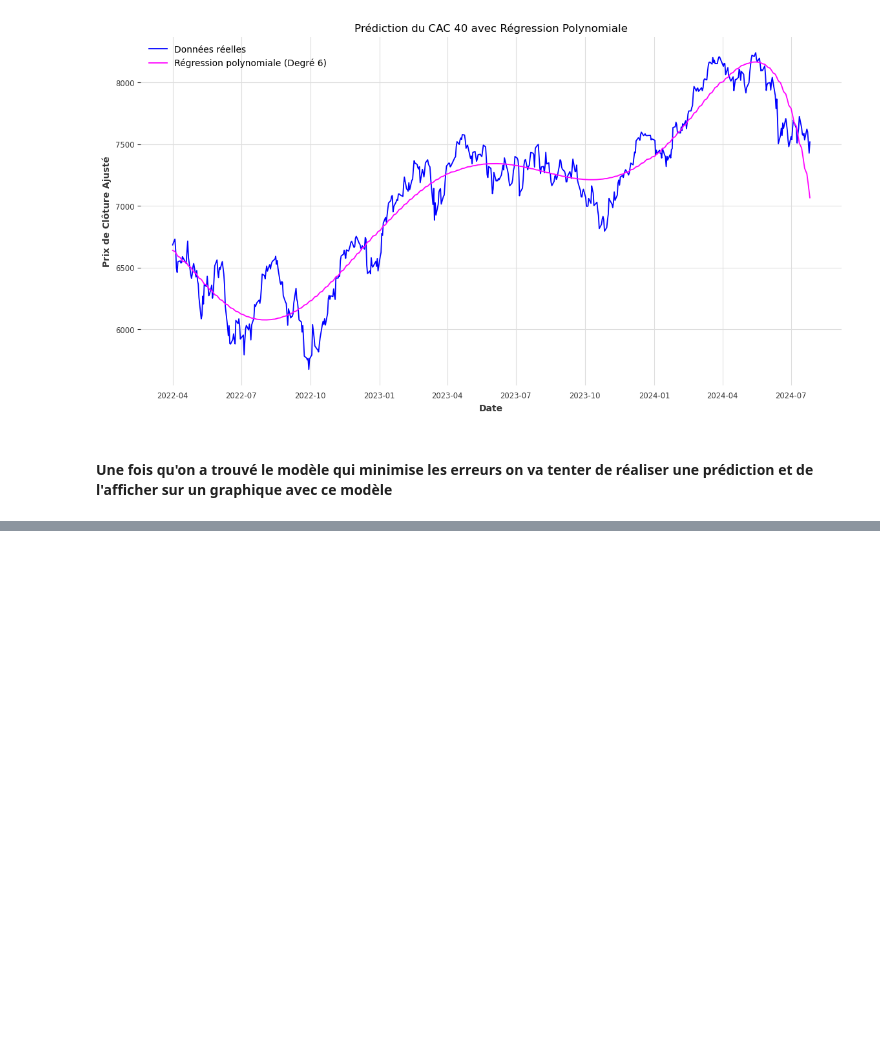
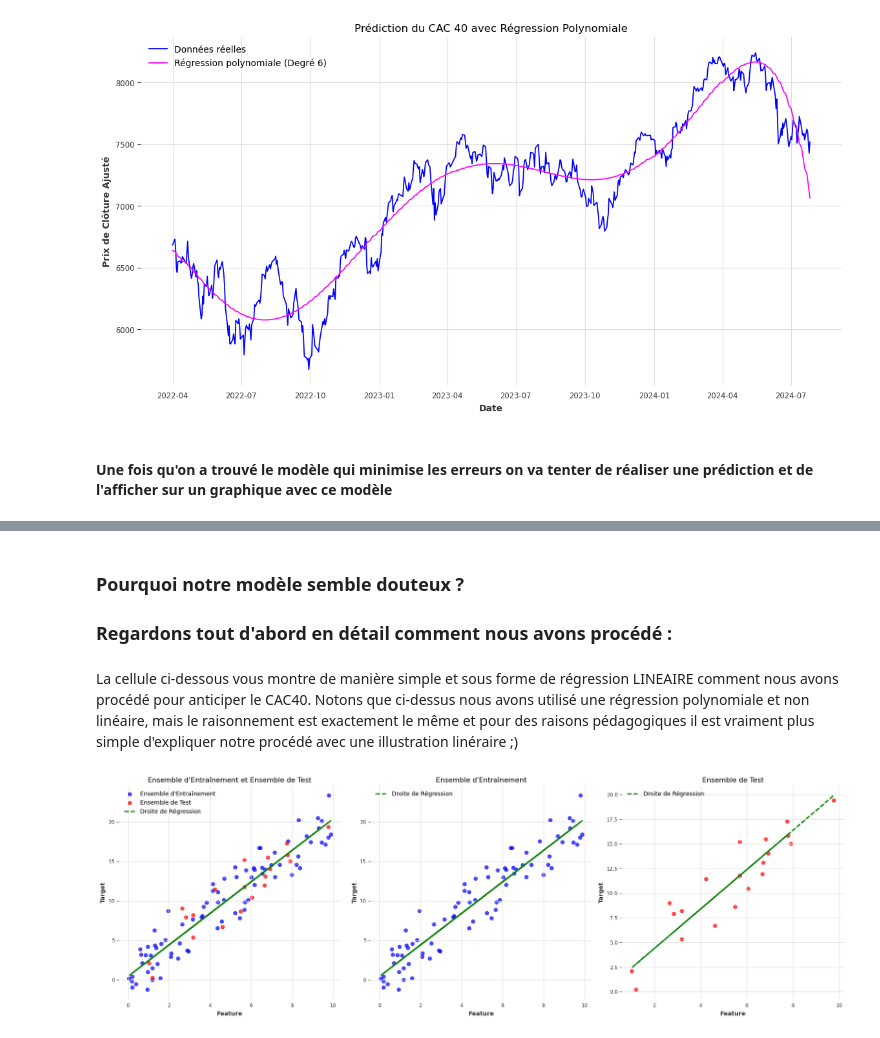
Before and after one commit to viennetcesar/trading_code, a Jupyter notebook: anticipations_CAC40.ipynb, the cells around one changed output, grey strips where cells are left out. Saved outputs shown, nothing was run; the diff lists cells and outputs as text; code cells hidden in the pictures; blank space fills up the shorter version.

```diff
--- a/anticipations_CAC40.ipynb
+++ b/anticipations_CAC40.ipynb
@@ -733,0 +883,72 @@ Meilleur degré basé sur le Coefficient de Détermination (R^2) : 6 avec R^2 =
+# %% [markdown]
+### Pourquoi notre modèle semble douteux ?
+### Regardons tout d'abord en détail comment nous avons procédé :
+# %% [markdown]
+La cellule ci-dessous vous montre de manière simple et sous forme de régression LINEAIRE comment nous avons procédé pour anticiper le CAC40. Notons que ci-dessus nous avons utilisé une régression polynomiale et non linéaire, mais le raisonnement est exactement le même et pour des raisons pédagogiques il est vraiment plus simple d'expliquer notre procédé avec une illustration linéraire ;)
+# %%
+import matplotlib.pyplot as plt
+import numpy as np
+from sklearn.model_selection import train_test_split
+from sklearn.linear_model import LinearRegression
+
+# Fixer la graine pour la reproductibilité
+np.random.seed(0)
+
+# Générer des données fictives aléatoirement on génrère une série de 100 points uniforméments
+# distribués entre 0 et 1 et pour un meilleur visuel on multiplie par 10 pour avoir une fourchette
+# entre [0, 10]
+X = np.random.rand(100, 1) * 10
+
+# Créer le bruit aléatoire
+# même principe, plus commun cependant d'utiliser une distribution Gaussienne d'où la petite
+# subtibilité dans le code avec l'utilisation de .randn --> le 'n' pour 'normal' plutôt que
+# np.random.rand(100, 1) * 10
+# la multiplication par 2 est arbitraire mais 2 étant plus petit que 10, le bruit sera léger ;)
+bruit = np.random.randn(100, 1) * 2
+
+# La vraible 'y' de l'axe des ordonnées la conséquence de la variable X et du bruit
+y = 2 * X + bruit
+
+# Séparer les données en ensembles d'entraînement et de test
+X_train, X_test, y_train, y_test = train_test_split(X, y, test_size=0.2, random_state=42)
+
+# Créer et entraîner le modèle de régression linéaire
+modele = LinearRegression()
+modele.fit(X_train, y_train)
+
+# Calculer les prédictions
+y_train_pred = modele.predict(X_train)
+y_test_pred = modele.predict(X_test)
+
+# Créer les sous-graphiques
+fig, axs = plt.subplots(1, 3, figsize=(18, 6))
+
+# Graphique combiné
+axs[0].scatter(X_train, y_train, color='blue', label='Ensemble d\'Entraînement', alpha=0.7)
+axs[0].scatter(X_test, y_test, color='red', label='Ensemble de Test', alpha=0.7)
+axs[0].plot(X_train, modele.predict(X_train), color='green', linestyle='--', label='Droite de Régression', linewidth=2)
+axs[0].set_title('Ensemble d\'Entraînement et Ensemble de Test')
+axs[0].set_xlabel('Feature')
+axs[0].set_ylabel('Target')
+axs[0].legend()
+
+# Ensemble d'entraînement
+axs[1].scatter(X_train, y_train, color='blue', alpha=0.7)
+axs[1].plot(X_train, modele.predict(X_train), color='green', linestyle='--', label='Droite de Régression', linewidth=2)
+axs[1].set_title('Ensemble d\'Entraînement')
+axs[1].set_xlabel('Feature')
+axs[1].set_ylabel('Target')
+axs[1].legend()
+
+# Ensemble de test
+axs[2].scatter(X_test, y_test, color='red', alpha=0.7)
+axs[2].plot(X_test, modele.predict(X_test), color='green', linestyle='--', label='Droite de Régression', linewidth=2)
+axs[2].set_title('Ensemble de Test')
+axs[2].set_xlabel('Feature')
+axs[2].set_ylabel('Target')
+axs[2].legend()
+
+# Ajuster l'espacement entre les sous-graphiques
+plt.tight_layout()
+# %% [output]
+[figure, added]
```
Also changed, not shown: parts of 16 cells of this notebook.
